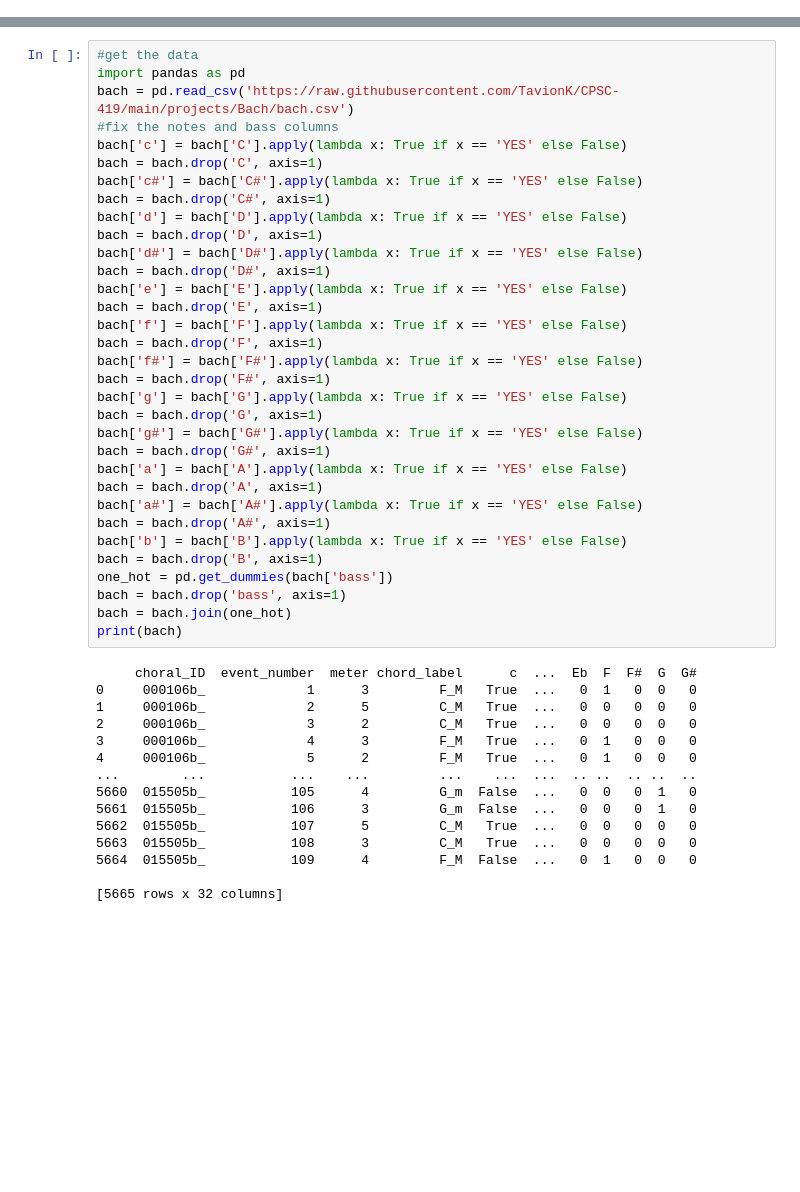
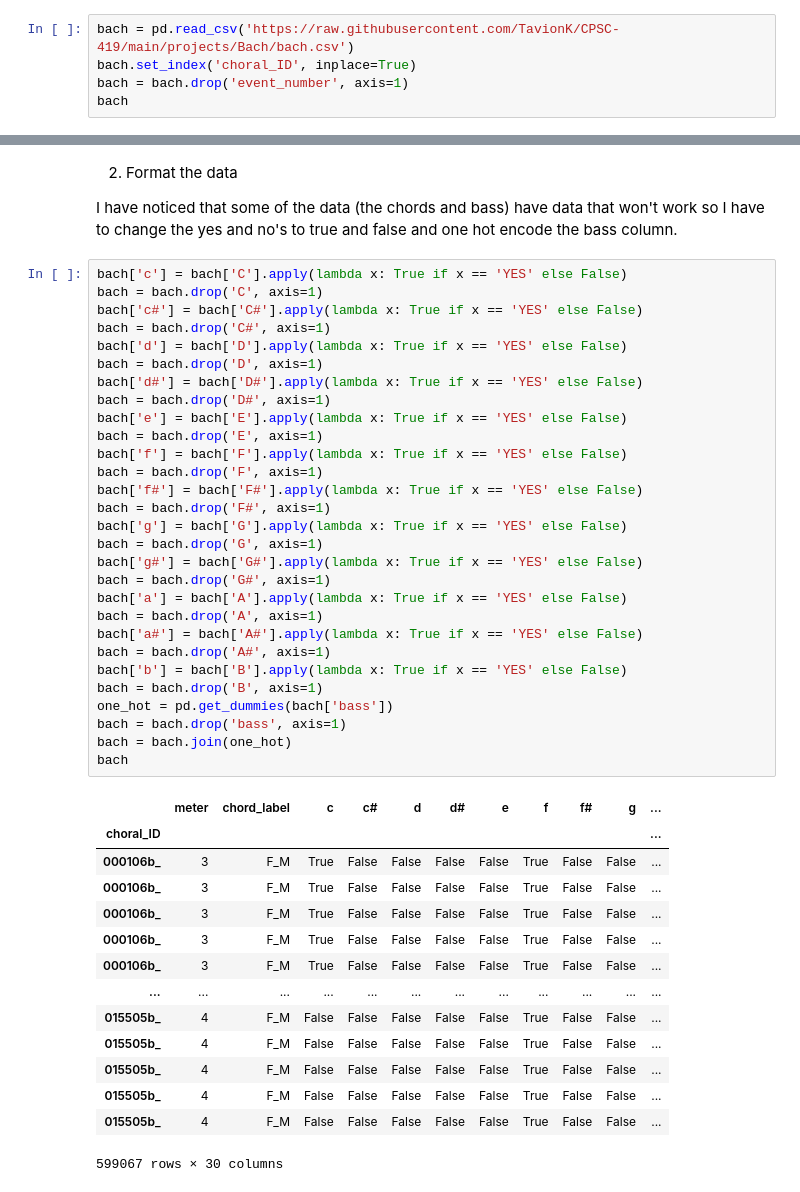
Before and after one commit to TavionK/CPSC-419, a Jupyter notebook: projects/Bach/Bach.ipynb, the cells around one changed output, grey strips where cells are left out. Drawn from its saved outputs; the diff is of its cells as text; blank space fills up the shorter version.

```diff
--- a/projects/Bach/Bach.ipynb
+++ b/projects/Bach/Bach.ipynb
@@ -2,0 +17,5 @@
+# %%
+bach = pd.read_csv('https://raw.githubusercontent.com/TavionK/CPSC-419/main/projects/Bach/bach.csv')
+bach.set_index('choral_ID', inplace=True)
+bach = bach.drop('event_number', axis=1)
+bach
@@ -3,48 +37,48 @@
+# %% [markdown]
+2) Format the data
+
+I have noticed that some of the data (the chords and bass) have data that won't work so I have to change the yes and no's to true and false and one hot encode the bass column.
 # %%
-#get the data
-import pandas as pd
-bach = pd.read_csv('https://raw.githubusercontent.com/TavionK/CPSC-419/main/projects/Bach/bach.csv')
-#fix the notes and bass columns
 bach['c'] = bach['C'].apply(lambda x: True if x == 'YES' else False)
 bach = bach.drop('C', axis=1)
 bach['c#'] = bach['C#'].apply(lambda x: True if x == 'YES' else False)
 bach = bach.drop('C#', axis=1)
 bach['d'] = bach['D'].apply(lambda x: True if x == 'YES' else False)
 bach = bach.drop('D', axis=1)
 bach['d#'] = bach['D#'].apply(lambda x: True if x == 'YES' else False)
 bach = bach.drop('D#', axis=1)
 bach['e'] = bach['E'].apply(lambda x: True if x == 'YES' else False)
 bach = bach.drop('E', axis=1)
 bach['f'] = bach['F'].apply(lambda x: True if x == 'YES' else False)
 bach = bach.drop('F', axis=1)
 bach['f#'] = bach['F#'].apply(lambda x: True if x == 'YES' else False)
 bach = bach.drop('F#', axis=1)
 bach['g'] = bach['G'].apply(lambda x: True if x == 'YES' else False)
 bach = bach.drop('G', axis=1)
 bach['g#'] = bach['G#'].apply(lambda x: True if x == 'YES' else False)
 bach = bach.drop('G#', axis=1)
 bach['a'] = bach['A'].apply(lambda x: True if x == 'YES' else False)
 bach = bach.drop('A', axis=1)
 bach['a#'] = bach['A#'].apply(lambda x: True if x == 'YES' else False)
 bach = bach.drop('A#', axis=1)
 bach['b'] = bach['B'].apply(lambda x: True if x == 'YES' else False)
 bach = bach.drop('B', axis=1)
 one_hot = pd.get_dummies(bach['bass'])
 bach = bach.drop('bass', axis=1)
 bach = bach.join(one_hot)
-print(bach)
+bach
 # %% [output]
+|  | meter | chord_label | c | c# | d | d# | e | f | f# | g | ... |
+| choral_ID |  |  |  |  |  |  |  |  |  |  | ... |
+| 000106b_ | 3 | F_M | True | False | False | False | False | True | False | False | ... |
+| 000106b_ | 3 | F_M | True | False | False | False | False | True | False | False | ... |
+| 000106b_ | 3 | F_M | True | False | False | False | False | True | False | False | ... |
+| 000106b_ | 3 | F_M | True | False | False | False | False | True | False | False | ... |
+| 000106b_ | 3 | F_M | True | False | False | False | False | True | False | False | ... |
+| ... | ... | ... | ... | ... | ... | ... | ... | ... | ... | ... | ... |
+| 015505b_ | 4 | F_M | False | False | False | False | False | True | False | False | ... |
+| 015505b_ | 4 | F_M | False | False | False | False | False | True | False | False | ... |
+| 015505b_ | 4 | F_M | False | False | False | False | False | True | False | False | ... |
+| 015505b_ | 4 | F_M | False | False | False | False | False | True | False | False | ... |
+| 015505b_ | 4 | F_M | False | False | False | False | False | True | False | False | ... |
-     choral_ID  event_number  meter chord_label      c  ...  Eb  F  F#  G  G#
-0     000106b_             1      3         F_M   True  ...   0  1   0  0   0
-1     000106b_             2      5         C_M   True  ...   0  0   0  0   0
-2     000106b_             3      2         C_M   True  ...   0  0   0  0   0
-3     000106b_             4      3         F_M   True  ...   0  1   0  0   0
-4     000106b_             5      2         F_M   True  ...   0  1   0  0   0
-...        ...           ...    ...         ...    ...  ...  .. ..  .. ..  ..
-5660  015505b_           105      4         G_m  False  ...   0  0   0  1   0
-5661  015505b_           106      3         G_m  False  ...   0  0   0  1   0
-5662  015505b_           107      5         C_M   True  ...   0  0   0  0   0
-5663  015505b_           108      3         C_M   True  ...   0  0   0  0   0
-5664  015505b_           109      4         F_M  False  ...   0  1   0  0   0
-
-[5665 rows x 32 columns]
+599067 rows × 30 columns
```
Also changed, not shown: parts of 16 cells of this notebook.
